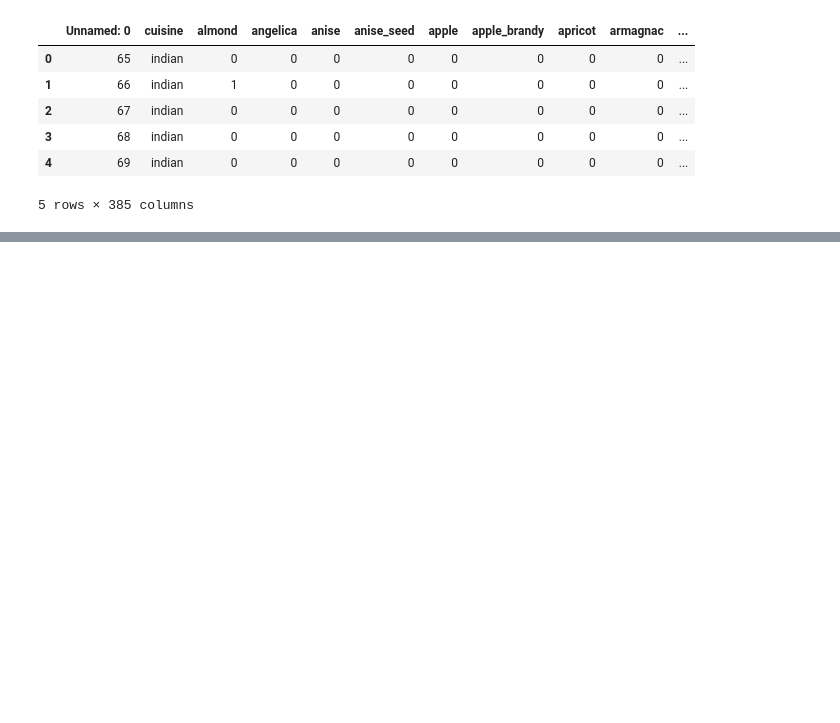
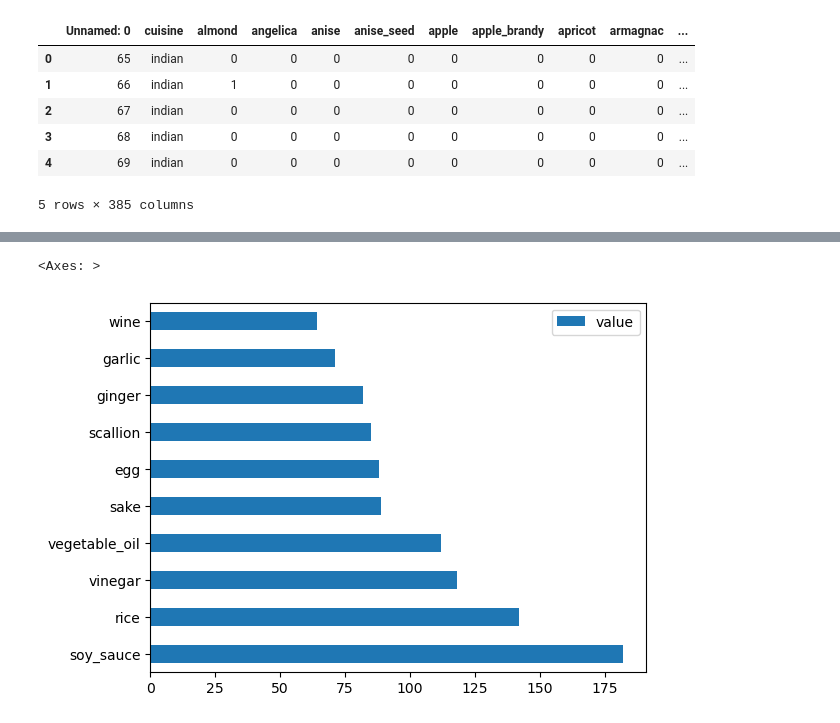
Before and after one commit to Ridikko/ArewaDS-Machine-Learning-Assignments, a Jupyter notebook: WEEK_5_CLASSIFICATION/CuisinesExercises.ipynb, the cells around one changed output, grey strips where cells are left out. Cells and saved outputs as stored; diff of their text form; code cells hidden in the pictures; blank space fills up the shorter version.

```diff
--- a/WEEK_5_CLASSIFICATION/CuisinesExercises.ipynb
+++ b/WEEK_5_CLASSIFICATION/CuisinesExercises.ipynb
@@ -22,0 +75,6 @@ df.info()
+# %%
+japanese_ingredient_df = create_ingredient_df(japanese_df)
+japanese_ingredient_df.head(10).plot.barh()
+# %% [output]
+<Axes: >
+[figure, added]
```
Also changed, not shown: parts of 13 cells of this notebook.
